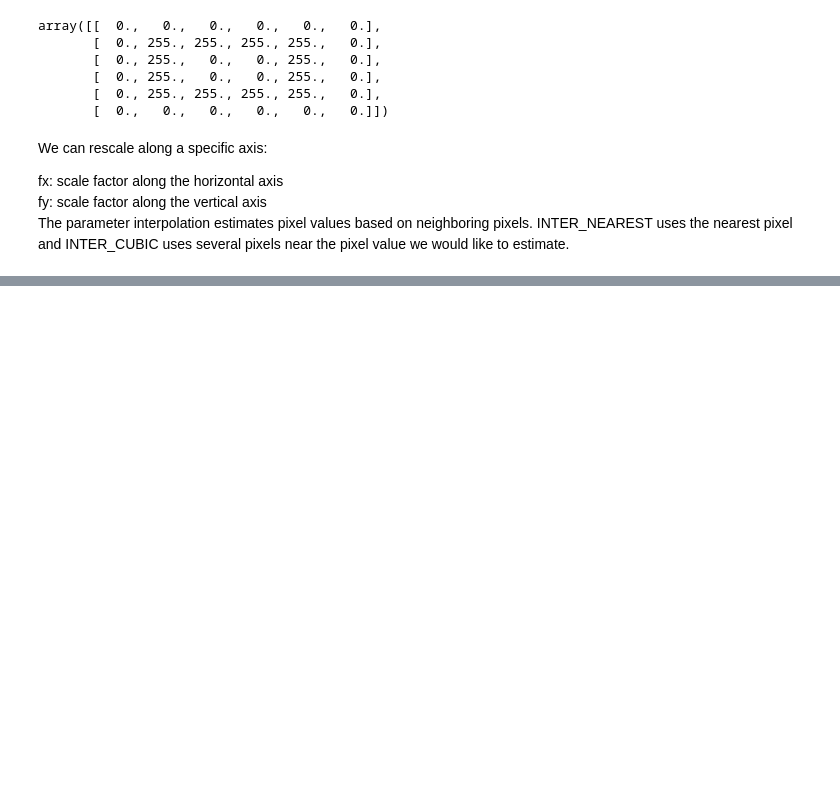
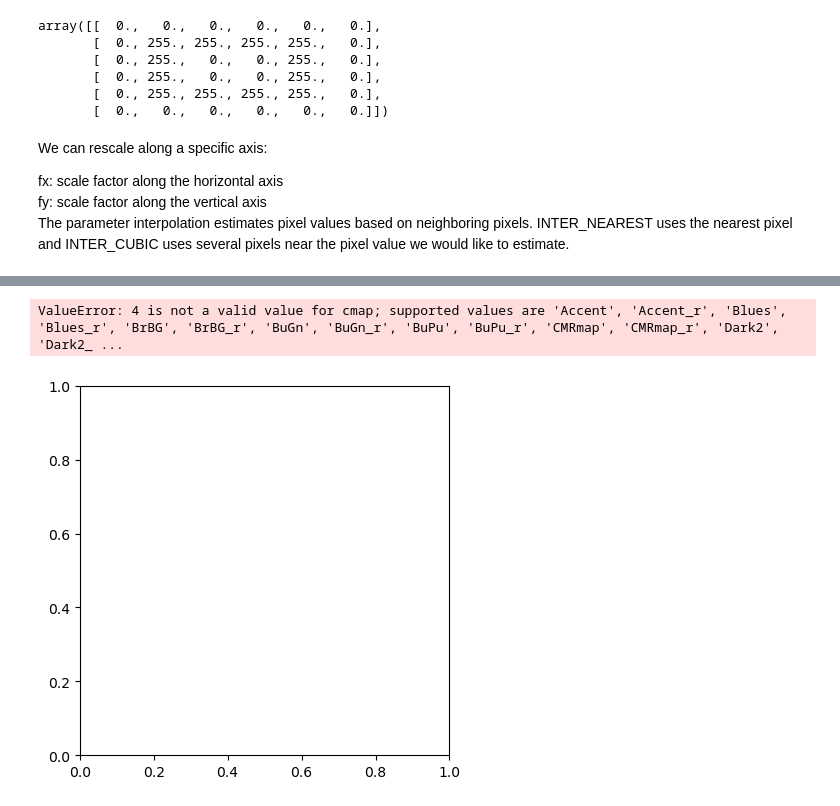
Before and after one commit to amansingh202/Machine-Learning, a Jupyter notebook: Computer_Vision/L7_Geometric_Operations_Using_OpenCV.ipynb, the cells around one changed output, grey strips where cells are left out. Cells and saved outputs as stored; diff of their text form; code cells hidden in the pictures; blank space fills up the shorter version.

```diff
--- a/Computer_Vision/L7_Geometric_Operations_Using_OpenCV.ipynb
+++ b/Computer_Vision/L7_Geometric_Operations_Using_OpenCV.ipynb
@@ -60,0 +64,7 @@ pl
+# %%
+image = cv2.imread("lenna.png")
+plt.imshow(image, cv2.COLOR_BGR2RGB)
+plt.show()
+# %% [output]
+ValueError: 4 is not a valid value for cmap; supported values are 'Accent', 'Accent_r', 'Blues', 'Blues_r', 'BrBG', 'BrBG_r', 'BuGn', 'BuGn_r', 'BuPu', 'BuPu_r', 'CMRmap', 'CMRmap_r', 'Dark2', 'Dark2_ ...
+[figure, added]
```
Also changed, not shown: parts of 1 cell of this notebook.
